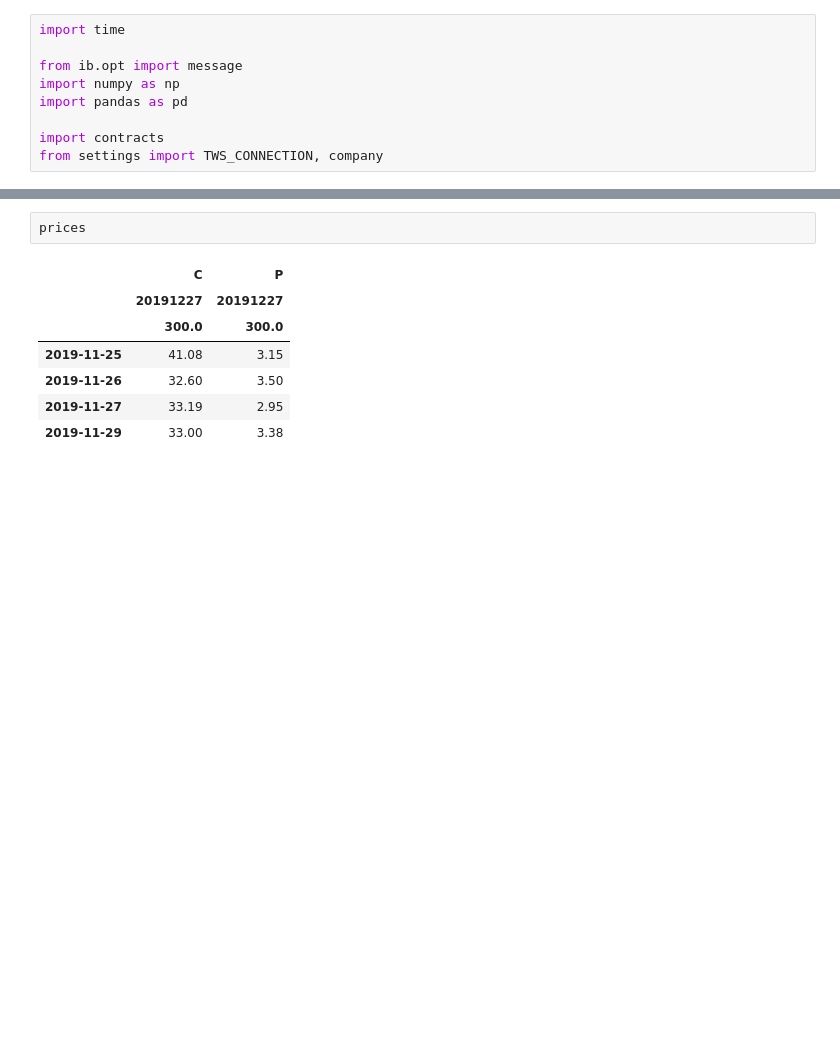
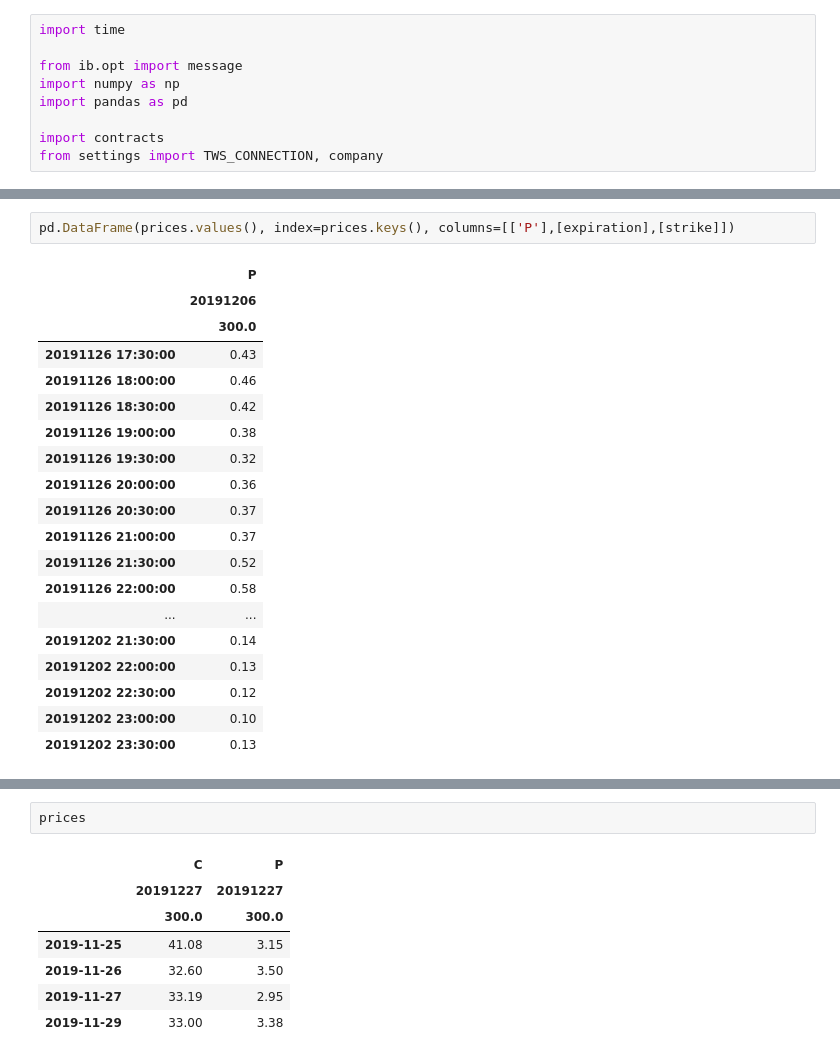
Before and after one commit to webclinic017/tws_trader, a Jupyter notebook: test.ipynb, the cells around one changed output, grey strips where cells are left out. Cells and saved outputs as stored; diff of their text form; blank space fills up the shorter version.

```diff
--- a/test.ipynb
+++ b/test.ipynb
@@ -10,3 +232,25 @@ from settings import TWS_CONNECTION, company
+# %%
+pd.DataFrame(prices.values(), index=prices.keys(), columns=[['P'],[expiration],[strike]])
+# %% [output]
+|  | P |
+|  | 20191206 |
+|  | 300.0 |
+| 20191126 17:30:00 | 0.43 |
+| 20191126 18:00:00 | 0.46 |
+| 20191126 18:30:00 | 0.42 |
+| 20191126 19:00:00 | 0.38 |
+| 20191126 19:30:00 | 0.32 |
+| 20191126 20:00:00 | 0.36 |
+| 20191126 20:30:00 | 0.37 |
+| 20191126 21:00:00 | 0.37 |
+| 20191126 21:30:00 | 0.52 |
+| 20191126 22:00:00 | 0.58 |
+| ... | ... |
+| 20191202 21:30:00 | 0.14 |
+| 20191202 22:00:00 | 0.13 |
+| 20191202 22:30:00 | 0.12 |
+| 20191202 23:00:00 | 0.10 |
+| 20191202 23:30:00 | 0.13 |
 # %%
 class GetPutCallPrices():
     contract = None
```
Also changed, not shown: parts of 17 cells of this notebook.
